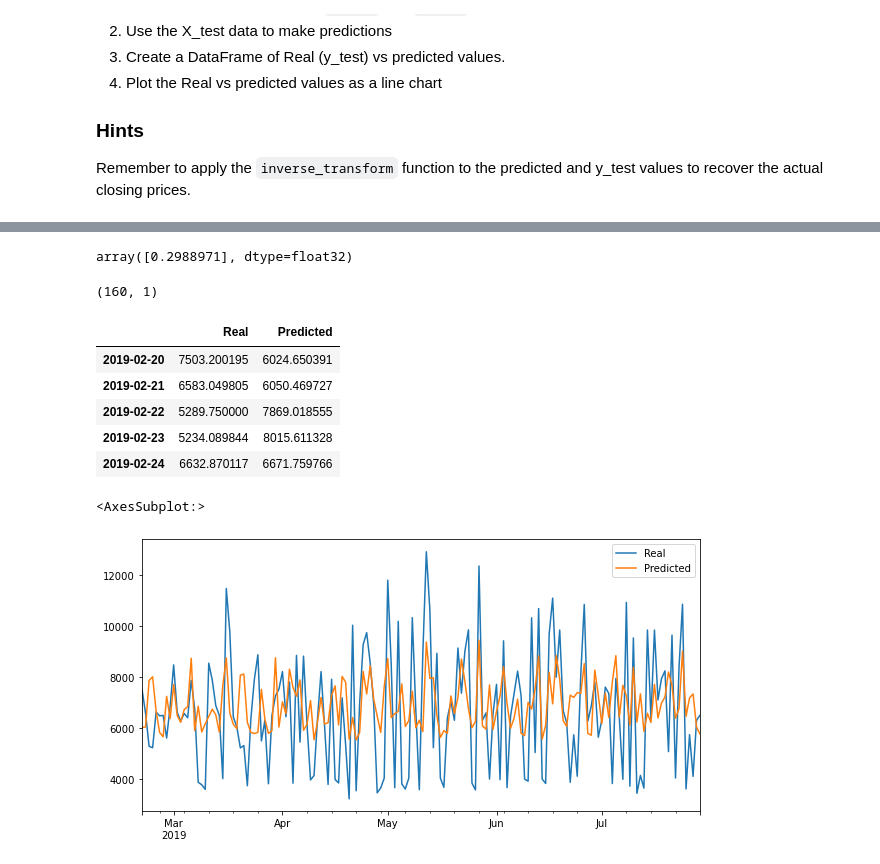
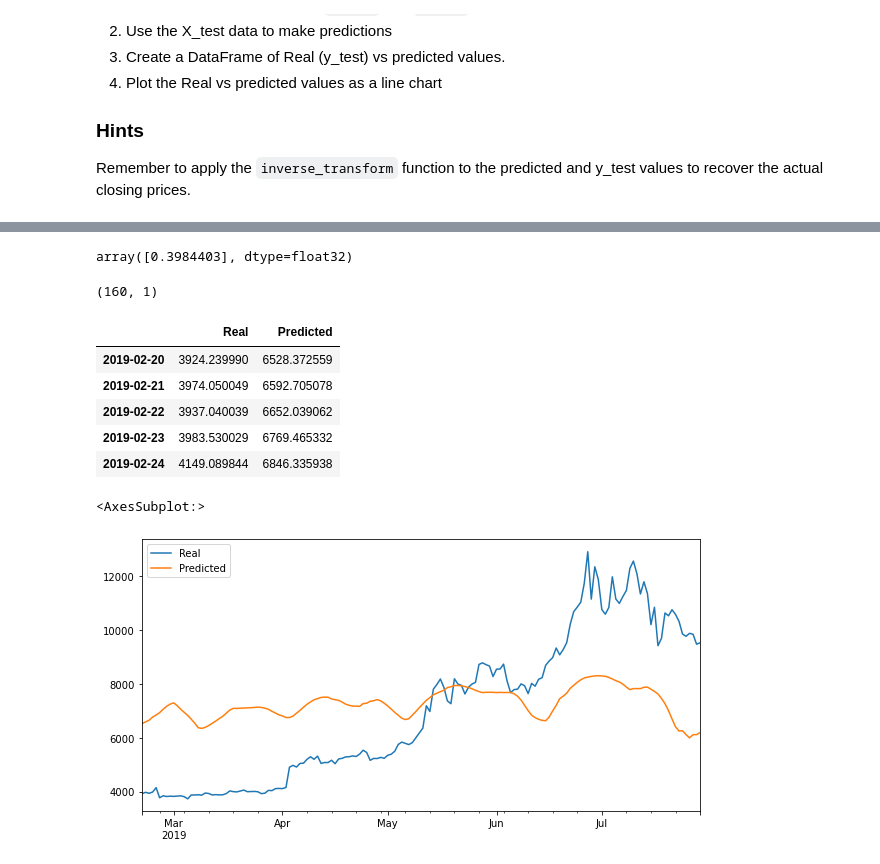
Before and after one commit to Epicosp/Deep-Learning, a Jupyter notebook: lstm_stock_predictor_fng.ipynb, the cells around one changed output, grey strips where cells are left out. Drawn from its saved outputs; the diff is of its cells as text; code cells hidden in the pictures.

```diff
--- a/lstm_stock_predictor_fng.ipynb
+++ b/lstm_stock_predictor_fng.ipynb
@@ -115,7 +112,6 @@ feature_column = 0
 target_column = 1
 X, y = window_data(df, window_size, feature_column, target_column)
 # %%
-# Use 70% of the data for training and the remaineder for testing
-from sklearn.model_selection import train_test_split
-X_train, X_test, y_train, y_test = train_test_split(X, y, test_size=0.3)
+# Use 70% of the data for training and the remaineder for testing (include shuffle=False to maintain a continuous dataset)
+X_train, X_test, y_train, y_test = train_test_split(X, y, test_size=0.3 , shuffle=False)
 # %%
@@ -247,9 +234,8 @@ model.evaluate(X_test_scaled, y_test)
 # %%
 # Make some predictions
 predicted = model.predict(X_test_scaled)
-predicted[0]
 # %% [output]
-array([0.2988971], dtype=float32)
+array([0.3984403], dtype=float32)
 # %%
 # Recover the original prices instead of the scaled version
 predicted_prices = scaler.inverse_transform(predicted)
@@ -266,16 +252,14 @@ stocks = pd.DataFrame({
 stocks.head()
 # %% [output]
 |  | Real | Predicted |
-| 2019-02-20 | 7503.200195 | 6024.650391 |
-| 2019-02-21 | 6583.049805 | 6050.469727 |
-| 2019-02-22 | 5289.750000 | 7869.018555 |
-| 2019-02-23 | 5234.089844 | 8015.611328 |
-| 2019-02-24 | 6632.870117 | 6671.759766 |
+| 2019-02-20 | 3924.239990 | 6528.372559 |
+| 2019-02-21 | 3974.050049 | 6592.705078 |
+| 2019-02-22 | 3937.040039 | 6652.039062 |
+| 2019-02-23 | 3983.530029 | 6769.465332 |
+| 2019-02-24 | 4149.089844 | 6846.335938 |
 # %%
 # Plot the real vs predicted values as a line chart
-import matplotlib.pyplot as plt
-
-stocks.plot(figsize = (10,5))
+stocks.plot(figsize = (20,8))
 # %% [output]
 <AxesSubplot:>
-[figure, old version]
+[figure, new version]
```
Also changed, not shown: parts of 12 cells of this notebook, 1 other file.
